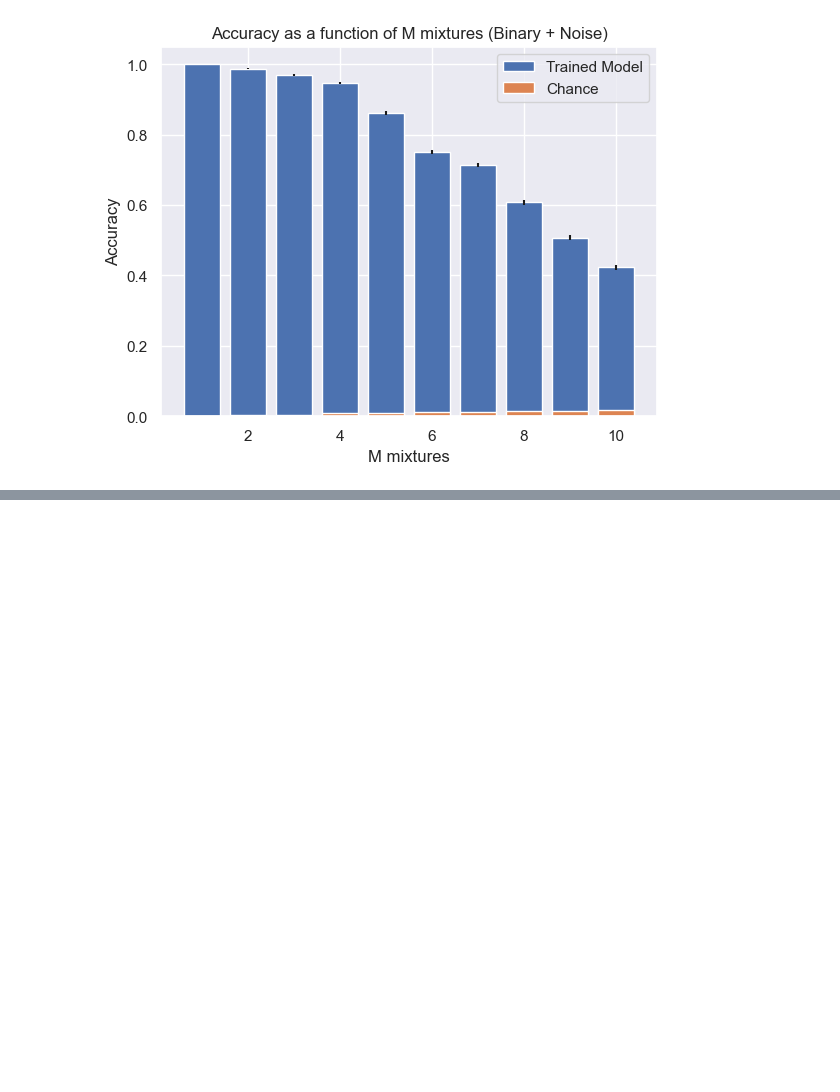
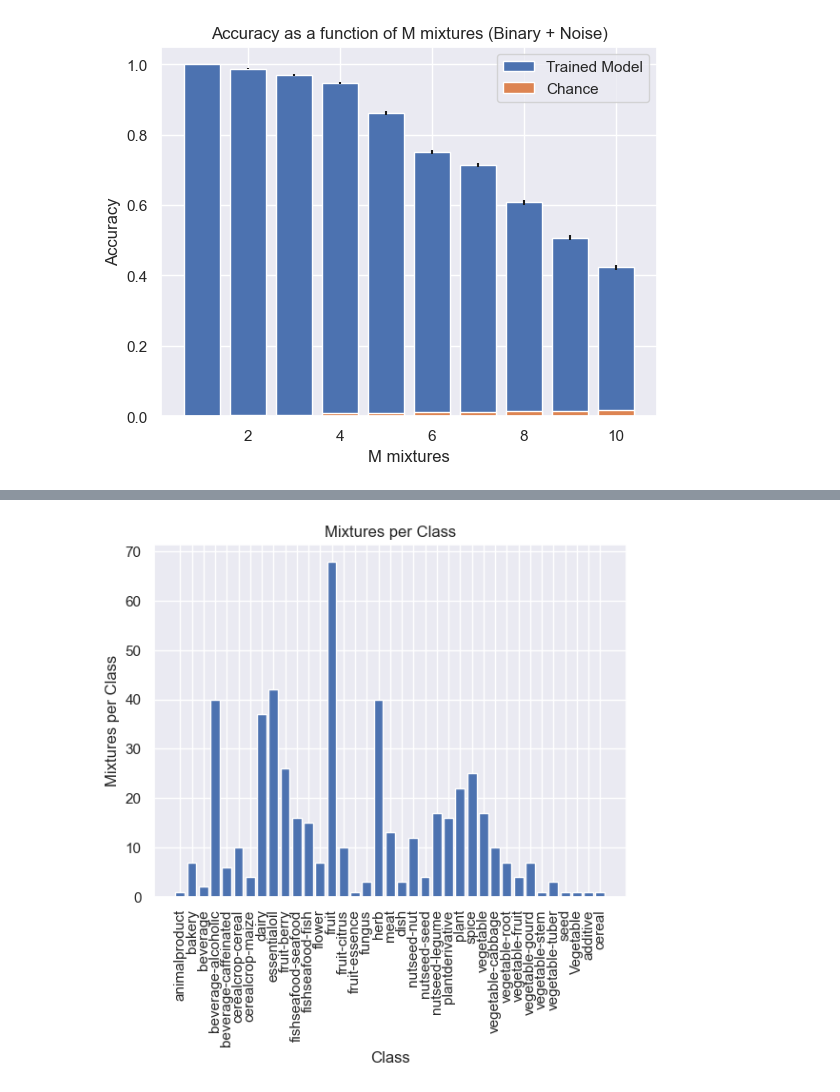
Before and after one commit to jhsieh731/odorWorld, a Jupyter notebook: pipeline/plots.ipynb, the cells around one changed output, grey strips where cells are left out. Saved outputs shown, nothing was run; the diff lists cells and outputs as text; code cells hidden in the pictures; blank space fills up the shorter version.

```diff
--- a/pipeline/plots.ipynb
+++ b/pipeline/plots.ipynb
@@ -420,0 +462,10 @@ plt.show()
+# %%
+# bar plot of mixtures per class
+plt.bar(num_per_class.keys(), num_per_class.values())
+plt.xlabel('Class')
+plt.ylabel('Mixtures per Class')
+plt.xticks(rotation=90)
+plt.title('Mixtures per Class')
+plt.show()
+# %% [output]
+[figure, added]
```
Also changed, not shown: parts of 2 cells of this notebook, 24 other files.
